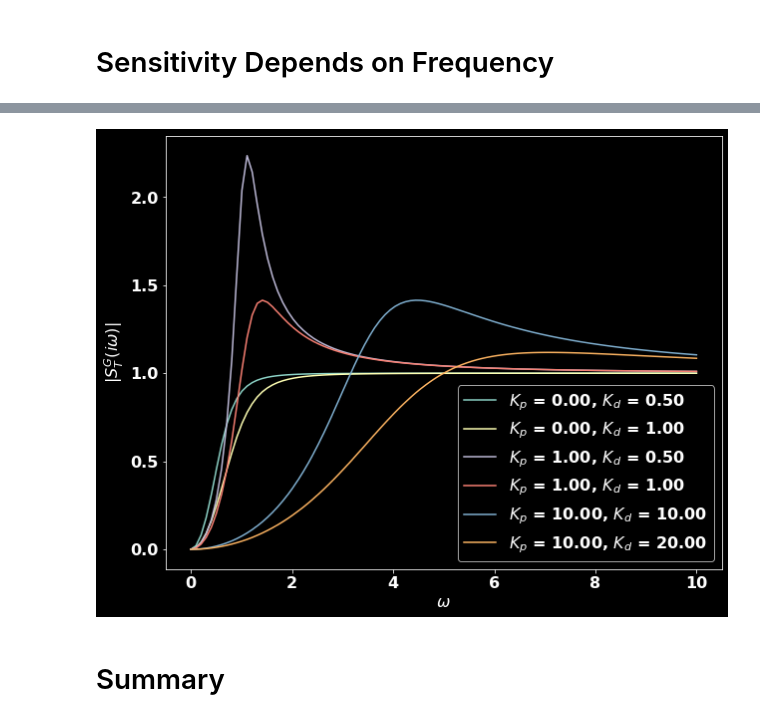
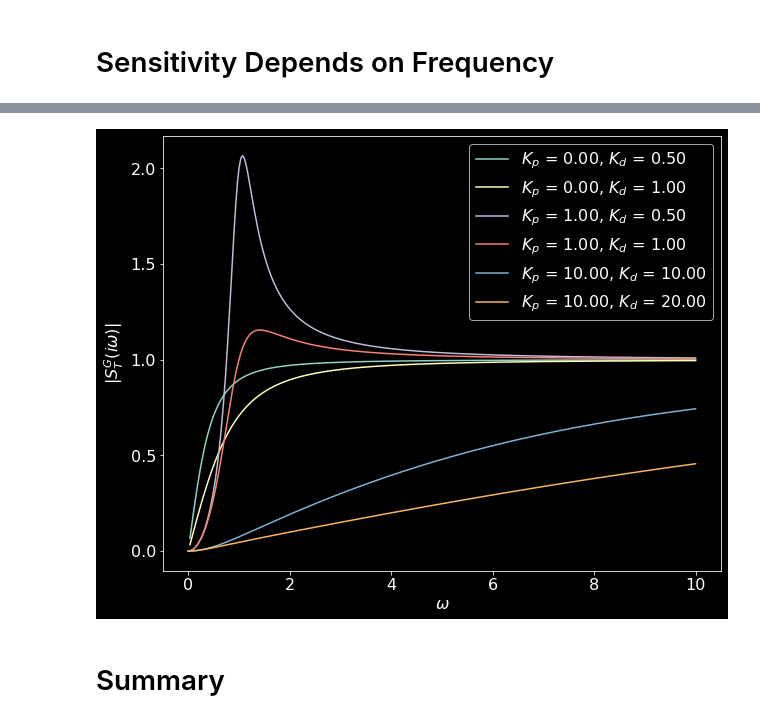
Before and after one commit to christakahashi/ECE447, a Jupyter notebook: lectures/sensitivity.ipynb, the cells around one changed output, grey strips where cells are left out. Cells and saved outputs as stored; diff of their text form; code cells hidden in the pictures.

```diff
--- a/lectures/sensitivity.ipynb
+++ b/lectures/sensitivity.ipynb
@@ -284,18 +284,18 @@ More generally, you can plot the sensitivity versus frequency to get the followi
 # %%
 font = {'size'   : 16}
 
 plt.rc('font', **font)
 
-omega = np.linspace(0,10,100)
+omega = np.linspace(0,10,300)
 plt.figure(figsize=(10,8))
 for Kp,Kd in [[0,0.5], [0,1], [1,0.5], [1,1], [10,10], [10,20]]:
-    STG = -omega**2 / ( Kp - omega**2 + Kd*I )
+    STG = -omega**2 / ( Kp - omega**2 + Kd*I*omega )
     plt.plot(omega, np.abs(STG),label="$K_p$ = %.2f, $K_d$ = %.2f" % (Kp,Kd))
 plt.xlabel("$\omega$")
 plt.ylabel("$|S_T^G(i \omega)|$")
 plt.legend();
 # %% [output]
-[figure, old version]
+[figure, new version]
 # %% [markdown]
 # Summary
 # %% [markdown]
```
Also changed, not shown: parts of 1 cell of this notebook.
